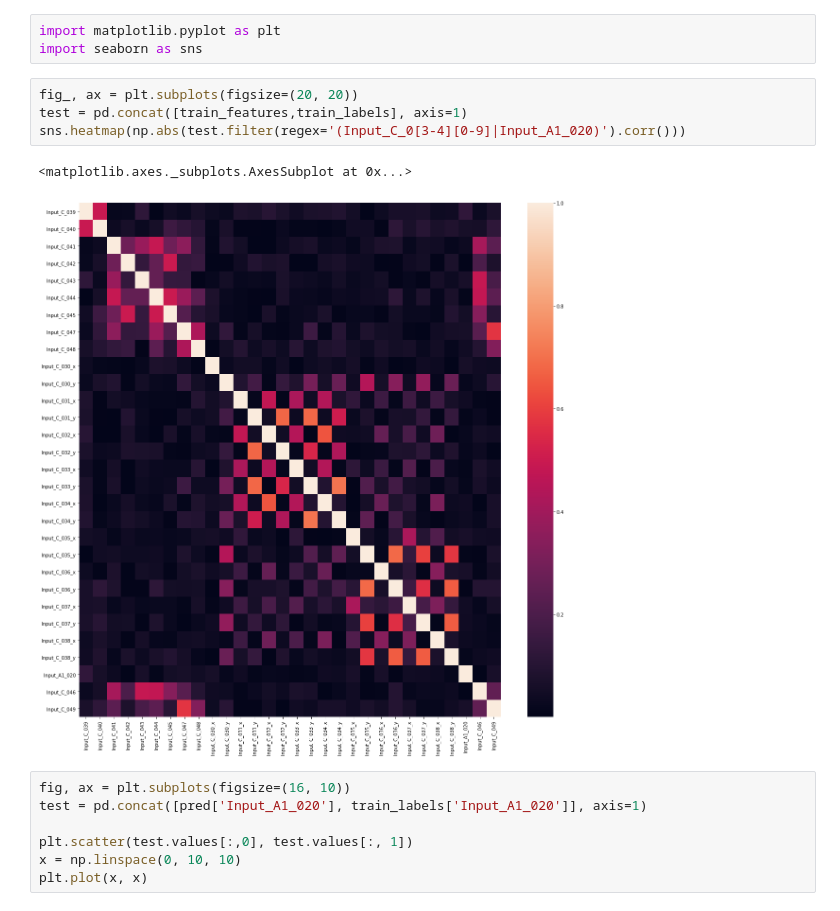
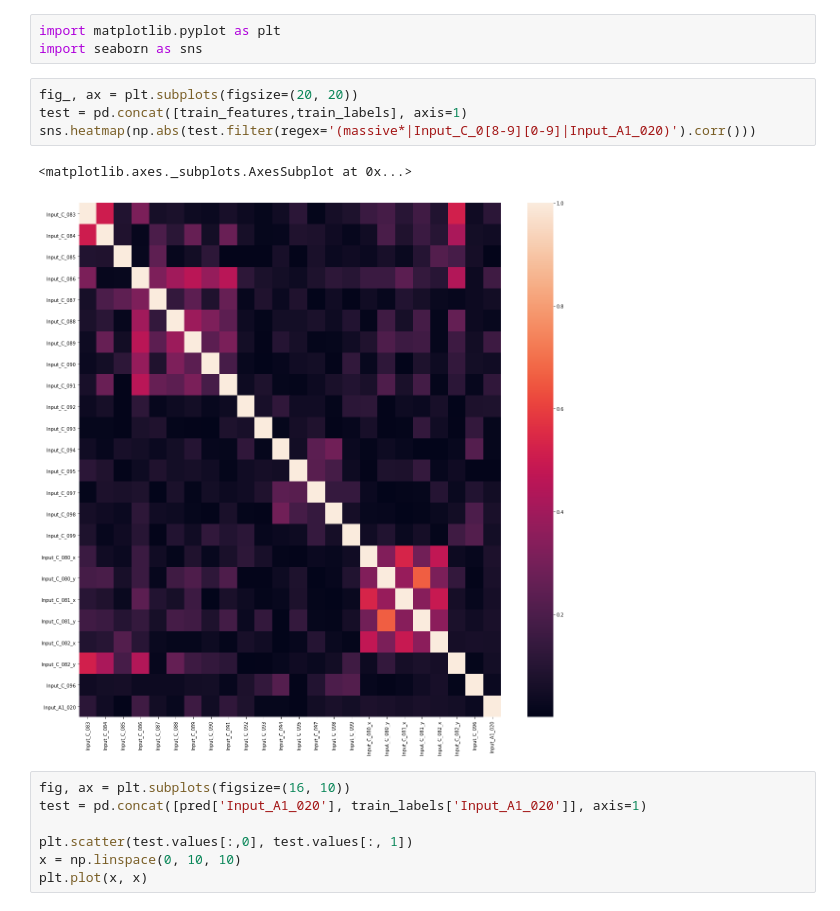
Before and after one commit to r05323028/imbd2020, a Jupyter notebook: experiment_training.ipynb, the cells around one changed output. Drawn from its saved outputs; the diff is of its cells as text.

```diff
--- a/experiment_training.ipynb
+++ b/experiment_training.ipynb
@@ -161,10 +172,10 @@ import seaborn as sns
 # %%
 fig_, ax = plt.subplots(figsize=(20, 20))
 test = pd.concat([train_features,train_labels], axis=1)
-sns.heatmap(np.abs(test.filter(regex='(Input_C_0[3-4][0-9]|Input_A1_020)').corr()))
+sns.heatmap(np.abs(test.filter(regex='(massive*|Input_C_0[8-9][0-9]|Input_A1_020)').corr()))
 # %% [output]
 <matplotlib.axes._subplots.AxesSubplot at 0x...>
-[figure, old version]
+[figure, new version]
 # %%
 fig, ax = plt.subplots(figsize=(16, 10))
 test = pd.concat([pred['Input_A1_020'], train_labels['Input_A1_020']], axis=1)
```
Also changed, not shown: parts of 8 cells of this notebook, 18 other files.
